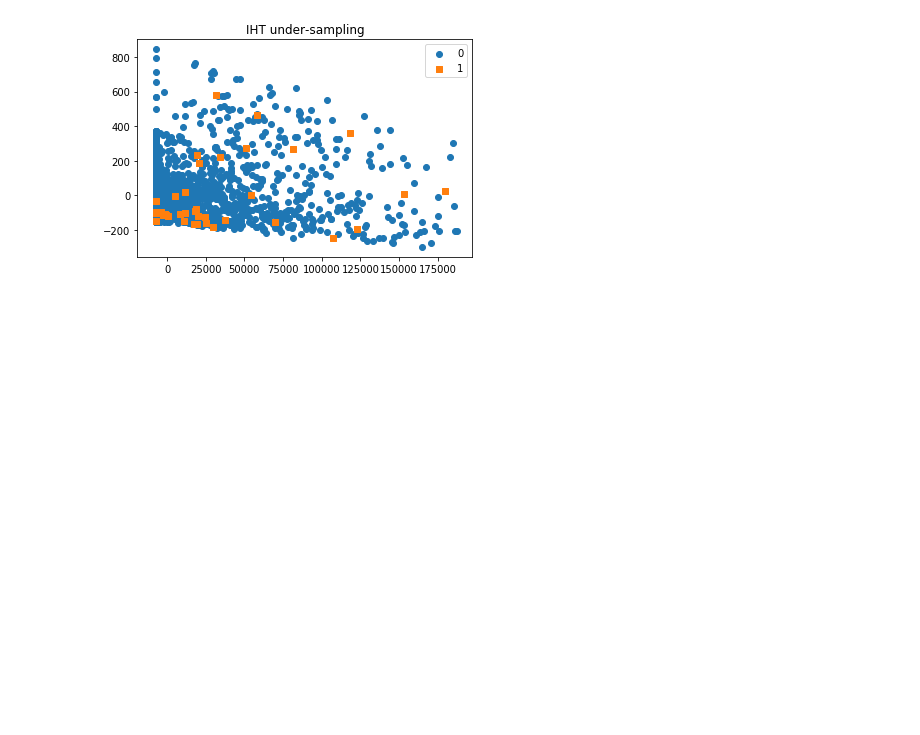
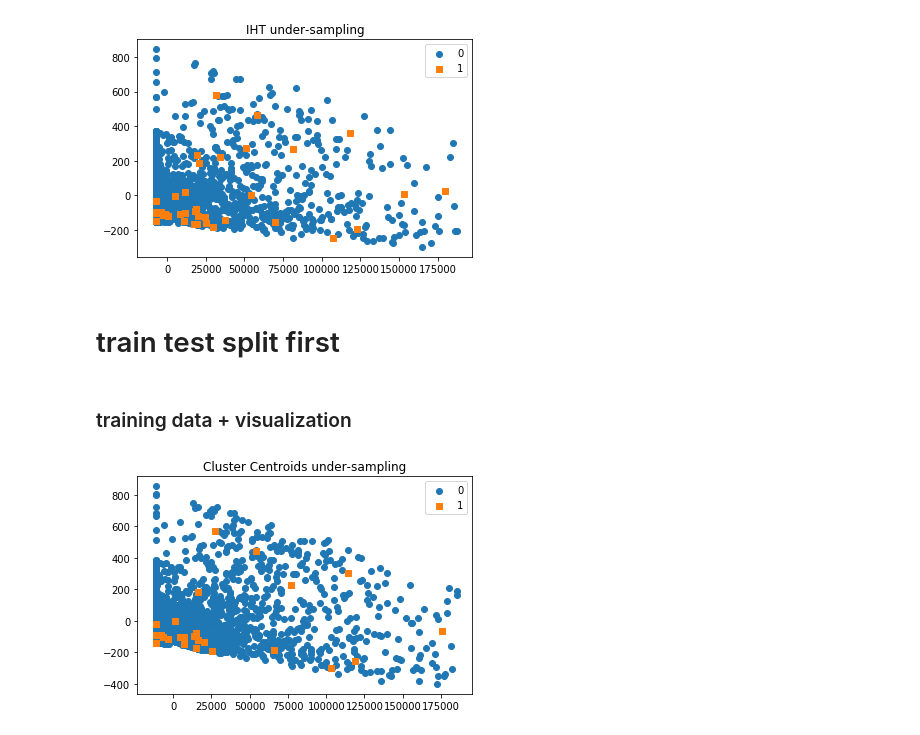
Before and after one commit to ChungHsuanKao/Seriousness_score_estimation, a Jupyter notebook: Unsupervised learning.ipynb, the cells around one changed output. Cells and saved outputs as stored; diff of their text form; code cells hidden in the pictures; blank space fills up the shorter version.

```diff
--- a/Unsupervised learning.ipynb
+++ b/Unsupervised learning.ipynb
@@ -215,3 +215,15 @@ X_pca = pca.fit_transform(X_iht)
 plot_2d_space(X_pca, y_iht, 'IHT under-sampling')
 # %% [output]
 [figure]
+# %% [markdown]
+# train test split first
+# %%
+X_train, X_test, y_train, y_test = train_test_split(X, y, test_size=0.3, random_state=4, stratify=y)
+# %% [markdown]
+### training data + visualization
+# %%
+pca = PCA(n_components=2)
+X_pca = pca.fit_transform(X_train)
+plot_2d_space(X_pca, y_train, 'Cluster Centroids under-sampling')
+# %% [output]
+[figure, added]
```
Also changed, not shown: parts of 60 cells of this notebook.
